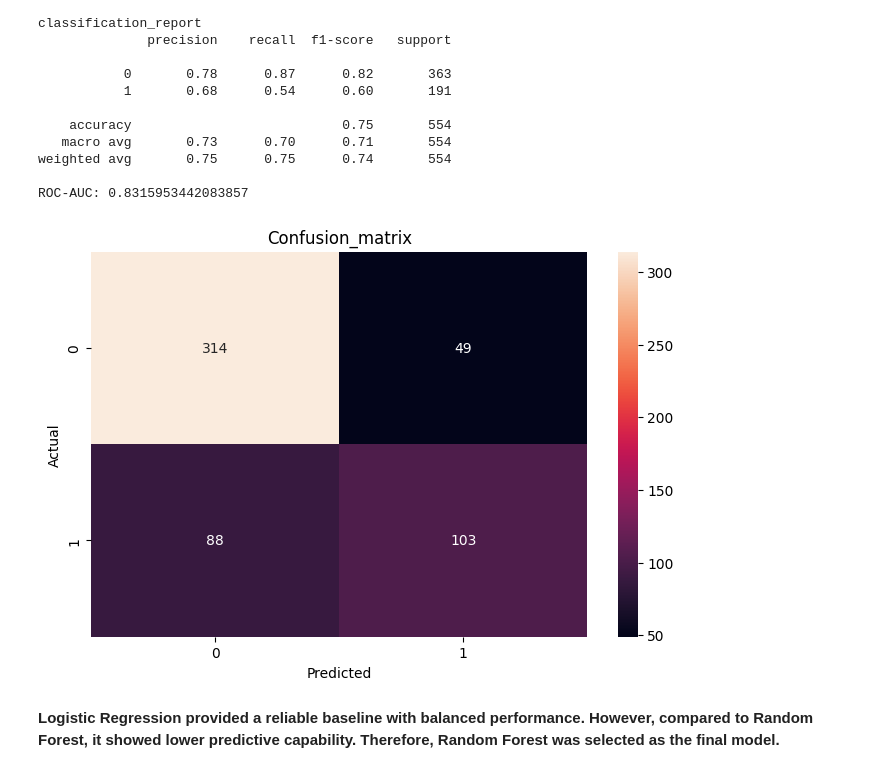
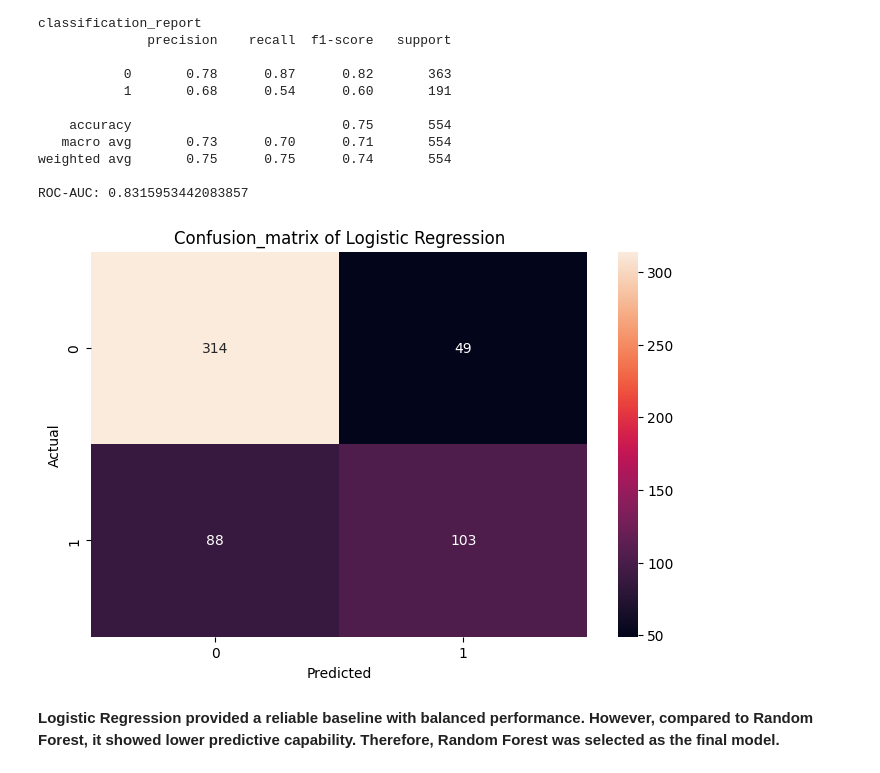
Before and after one commit to Apurwa127/Diabetes-risk-Assessment-for-Hack-Trek, a Jupyter notebook: Hackathon.ipynb, the cells around one changed output. Saved outputs shown, nothing was run; the diff lists cells and outputs as text; code cells hidden in the pictures.

```diff
--- a/Hackathon.ipynb
+++ b/Hackathon.ipynb
@@ -25,7 +25,7 @@ from sklearn.model_selection import cross_val_score
 # %% [markdown]
 **Load and Read Dataset**
 # %%
-df = pd.read_csv('/content/Healthcare-Diabetes.csv')
+df = pd.read_csv('/content/Healthcare-Diabetes (1).csv')
 df
 # %% [output]
 |  | Id | Pregnancies | Glucose | BloodPressure | SkinThickness | Insulin | BMI | DiabetesPedigreeFunction | ... |
@@ -382,14 +382,14 @@ array([0, 1, 1, 0, 1, 1, 0, 0, 0, 0, 0, 0, 1, 0, 1, 0, 0, 1, 1, 1, 1, 0,
        0, 0, 0, 0, 0, 0, 0, 0, 1, 0, 0, 0, 0, 0, 0, 1, 0, 0, 0, 1, 1, 0,
        1, 0, 1, 0])
 # %%
-as_lr = accuracy_score(y_test, y_pred_lr)
+as_lr = accuracy_score(y_test, y_predict_lr)
 print("Accuracy Score: ", as_lr)
 
-cm_lr = confusion_matrix(y_test, y_pred_lr)
+cm_lr = confusion_matrix(y_test, y_predict_lr)
 print("Confusion Matrix")
 print(cm_lr)
 
-cr_lr = classification_report(y_test, y_pred_lr)
+cr_lr = classification_report(y_test, y_predict_lr)
 print("classification_report")
 print(cr_lr)
 y_proba = model_lr.predict_proba(x_test)[:, 1]
@@ -413,12 +413,12 @@ ROC-AUC: 0.8315953442083857
 # %%
 plt.figure(figsize = (8,5))
 sns.heatmap(cm_lr, annot = True, fmt = 'd')
 plt.xlabel("Predicted")
 plt.ylabel("Actual")
-plt.title("Confusion_matrix")
+plt.title("Confusion_matrix of Logistic Regression")
 plt.show()
 # %% [output]
-[figure, old version]
+[figure, new version]
 # %% [markdown]
 **Logistic Regression provided a reliable baseline with balanced performance. However, compared to Random Forest, it showed lower predictive capability. Therefore, Random Forest was selected as the final model.**
 # %% [markdown]
```
Also changed, not shown: parts of 6 cells of this notebook.
